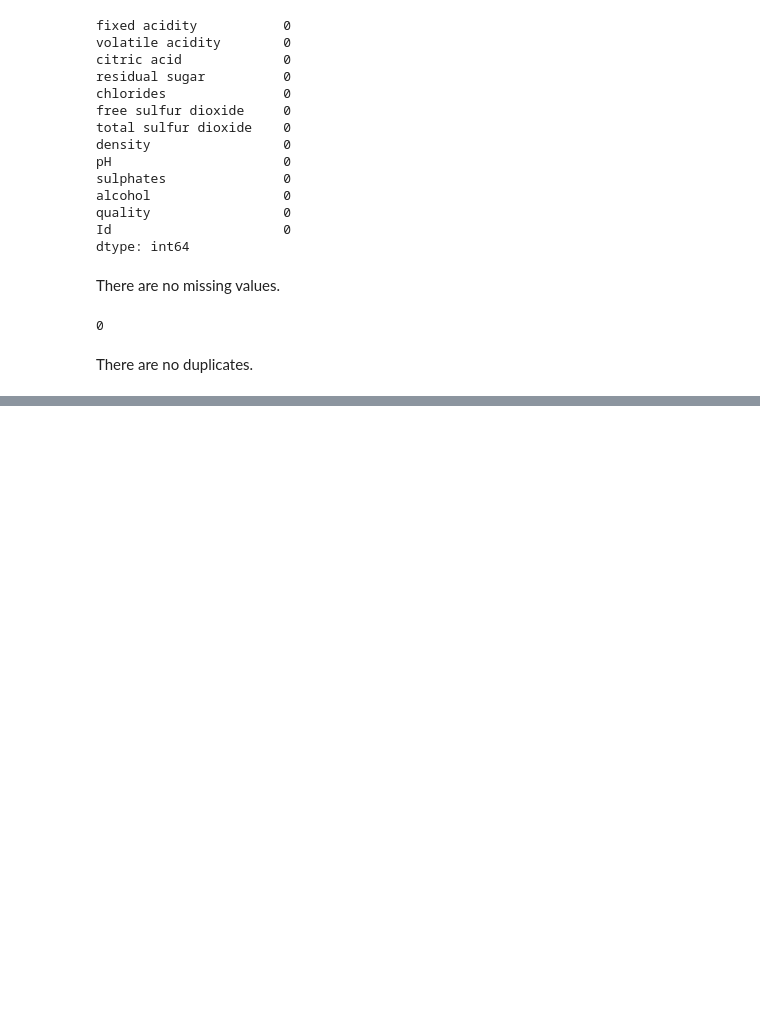
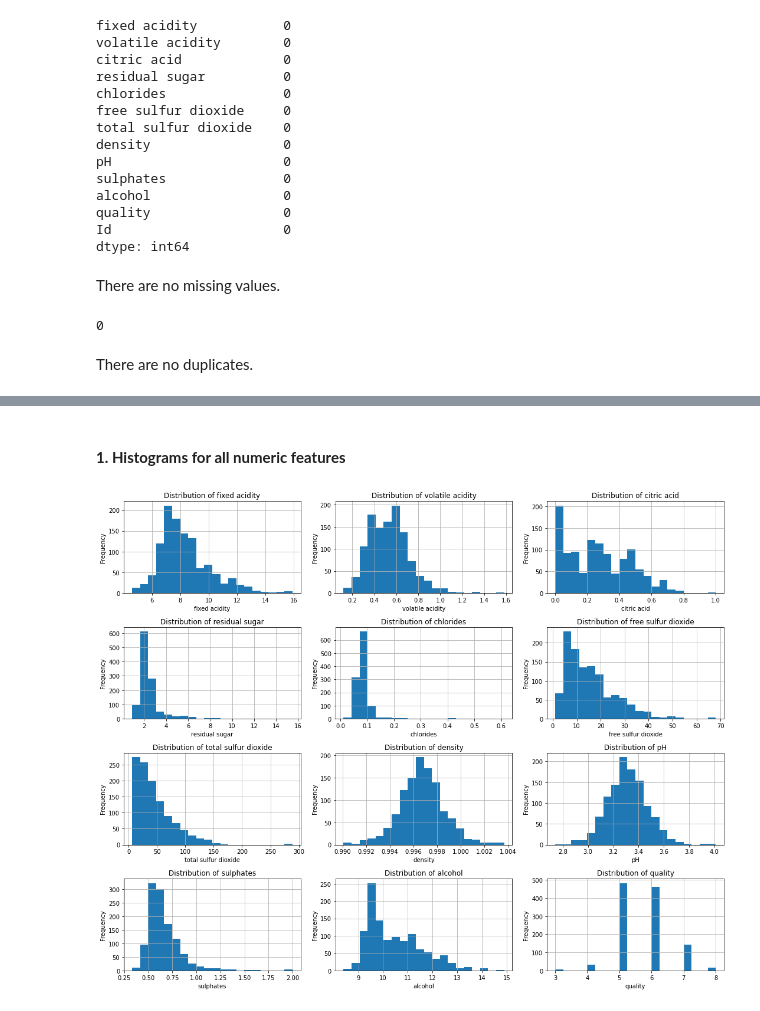
Before and after one commit to FGithaiga/WINE_QUALITY, a Jupyter notebook: index.ipynb, the cells around one changed output, grey strips where cells are left out. Cells and saved outputs as stored; diff of their text form; code cells hidden in the pictures; blank space fills up the shorter version.

```diff
--- a/index.ipynb
+++ b/index.ipynb
@@ -95,0 +149,22 @@ There are no duplicates.
+# %% [markdown]
+#### **1. Histograms for all numeric features**
+# %%
+numeric_features = [
+    'fixed acidity', 'volatile acidity', 'citric acid', 'residual sugar',
+    'chlorides', 'free sulfur dioxide', 'total sulfur dioxide',
+    'density', 'pH', 'sulphates', 'alcohol', 'quality'
+]
+
+plt.figure(figsize=(15, 12))
+
+for i, feature in enumerate(numeric_features):
+    plt.subplot(4, 3, i + 1)
+    df_Wine[feature].hist(bins=20)
+    plt.title(f'Distribution of {feature}')
+    plt.xlabel(feature)
+    plt.ylabel('Frequency')
+
+plt.tight_layout()
+plt.show()
+# %% [output]
+[figure, added]
```
Also changed, not shown: parts of 29 cells of this notebook.
